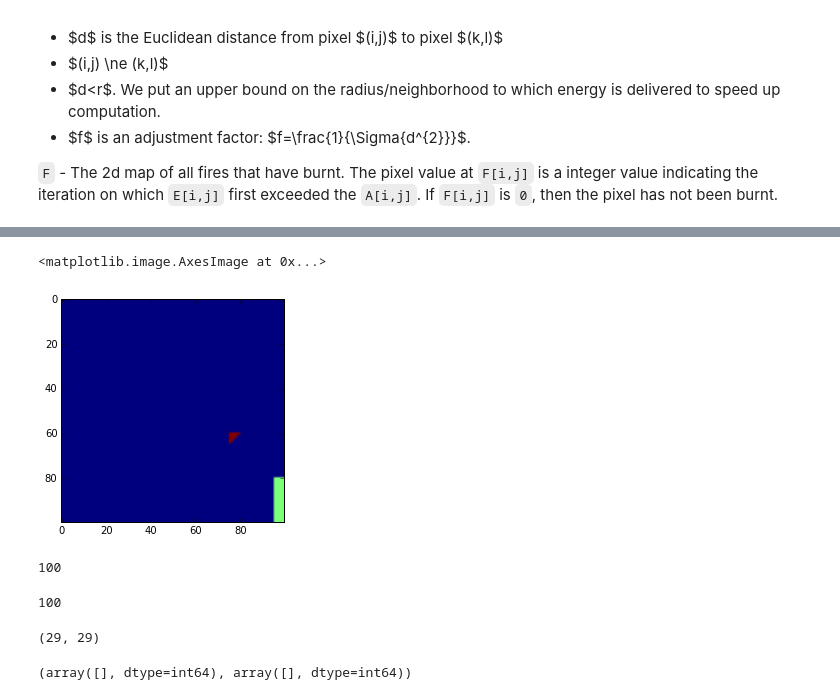
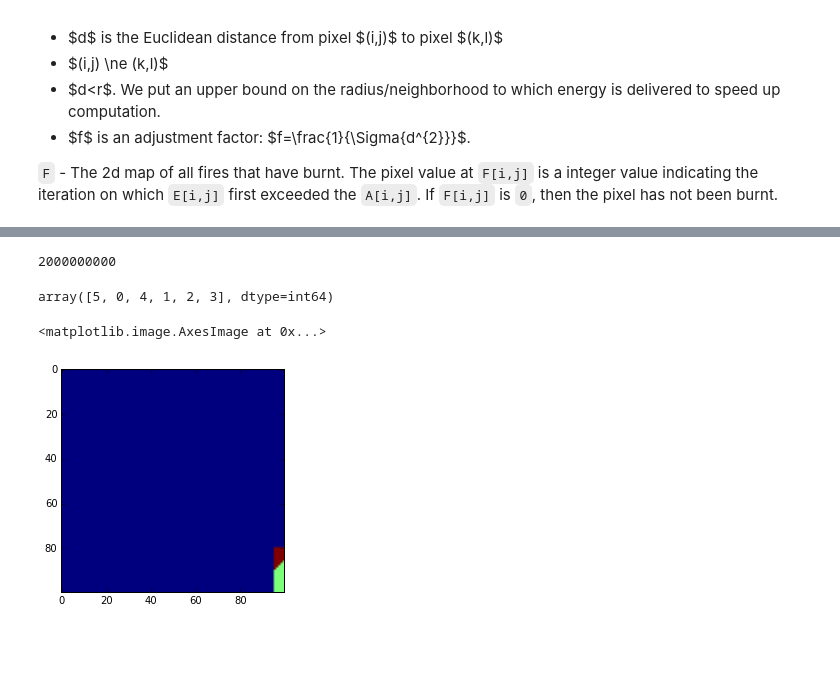
Before and after one commit to mvsaha/fire_sim, a Jupyter notebook: dev/notebooks/EnergyRelease_ActivationEnergy.ipynb, the cells around one changed output, grey strips where cells are left out. Drawn from its saved outputs; the diff is of its cells as text; code cells hidden in the pictures; blank space fills up the shorter version.

```diff
--- a/dev/notebooks/EnergyRelease_ActivationEnergy.ipynb
+++ b/dev/notebooks/EnergyRelease_ActivationEnergy.ipynb
@@ -105,3 +103,7 @@ colorbar(label='Fire Iteration\n(timestep when $E_{i,j} > A_{i,j}$)')
+# %%
+(5000 * 5000) * 8 * 10
+# %% [output]
+2000000000
 # %%
 L = np.zeros((100,100))
 L[80:,95:] = 1
@@ -148,25 +112,13 @@ found = found[0][idx[:n]], found[1][idx[:n]]
+# %%
+np.argpartition([1,5,6,7,3,1], 3)
+# %% [output]
+array([5, 0, 4, 1, 2, 3], dtype=int64)
 # %%
 L = np.zeros((100,100))
 L[80:,95:] = 1
-closest = find_closest_flammable_cells(L,15,(20,20))
+closest = find_closest_flammable_cells(L,40,(20,20))
 L[closest] = 2
 imshow(L)
 # %% [output]
 <matplotlib.image.AxesImage at 0x...>
-[figure, old version]
+[figure, new version]
-# %%
-n_found
-# %% [output]
-100
-# %%
-found[0].size
-# %% [output]
-100
-# %%
-sub_L.shape
-# %% [output]
-(29, 29)
-# %%
-found
-# %% [output]
-(array([], dtype=int64), array([], dtype=int64))
```
Also changed, not shown: parts of 13 cells of this notebook, 2 other files.
